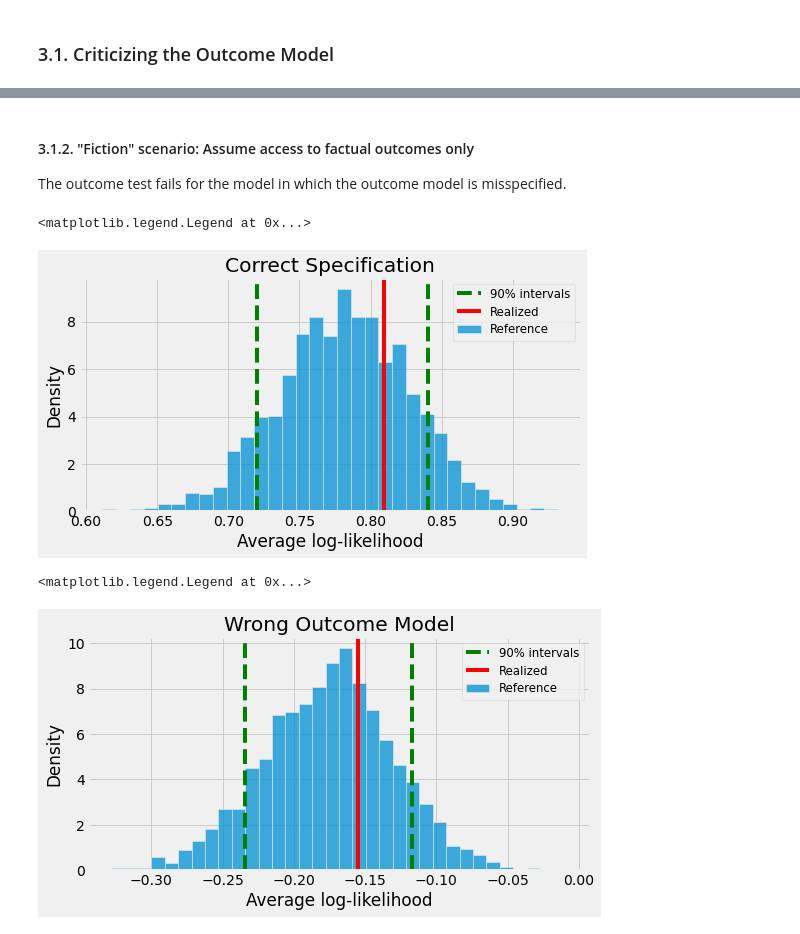
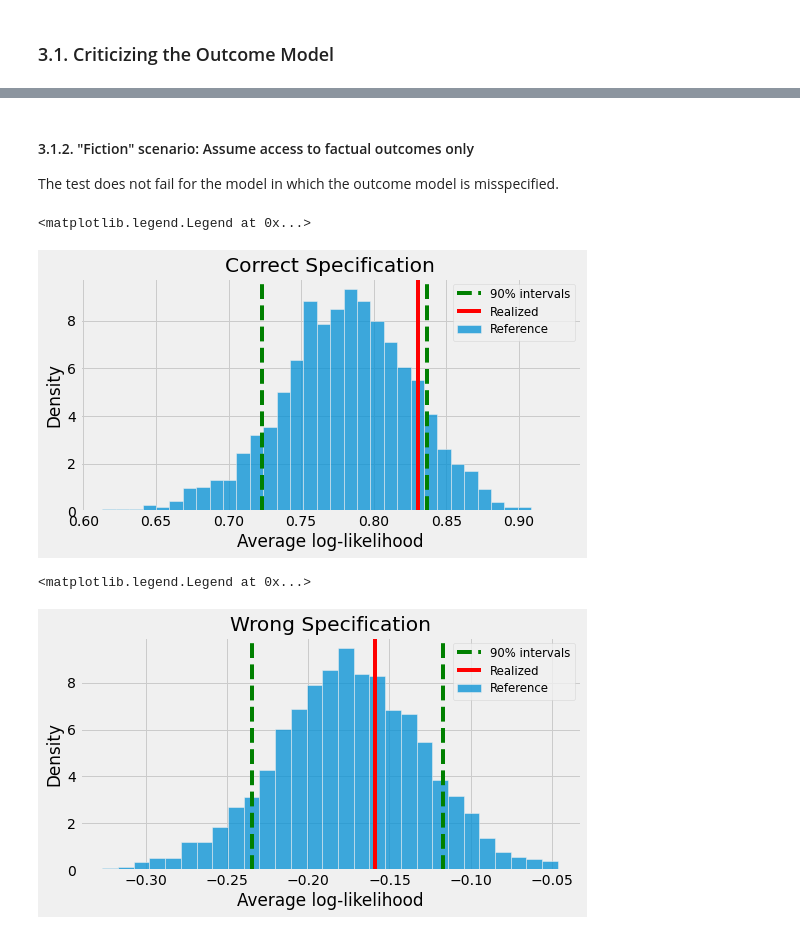
Before and after one commit to leoguelman/MCBCI, a Jupyter notebook: notebooks/simulations.ipynb, the cells around one changed output, grey strips where cells are left out. Drawn from its saved outputs; the diff is of its cells as text; code cells hidden in the pictures.

Commit message:
criticism outcome factual scenario added

```diff
--- a/notebooks/simulations.ipynb
+++ b/notebooks/simulations.ipynb
@@ -204,36 +214,50 @@ plt.legend(loc="upper right", fontsize='small')
 # %% [markdown]
 #### 3.1.2. "Fiction" scenario: Assume access to factual outcomes only
 
-The outcome test fails for the model in which the outcome model is misspecified.
+The test does not fail for the model in which the outcome model is misspecified.
 # %%
-# Reference distribution
+# Reference distribution - Average log-likelihood of potential outcomes
 
-p = sns.histplot(data=np.mean(samples_a['log_lik_rd'], axis=1), stat="density", label="Reference")
+ref_dist = np.mean(samples_a['log_lik_ref_y0'].T +
+                   samples_a['log_lik_ref_y1'].T, axis=0)
+p = sns.histplot(data=ref_dist, stat="density", label="Reference")
 p.set(xlabel='Average log-likelihood', title='Correct Specification')
-plt.axvline(np.quantile(np.mean(samples_a['log_lik_rd'], axis=1), .1), color='g', linestyle='--', label='90% intervals')
-plt.axvline(np.quantile(np.mean(samples_a['log_lik_rd'], axis=1), .9), color='g', linestyle='--')
-# Realized discrepancy for unit-level treatment effect
-w = data.a.reshape(len(data.a),1)
-pi_i = np.mean(samples_a['a_prob_rep'], axis=0).reshape(500,1) # Eq. 14
-T_realized = np.mean(samples_a['log_lik_y_0'].T * (1-w) / (1-pi_i) +
-                    samples_a['log_lik_y_1'].T * w / pi_i, axis=0)
-plt.axvline(np.mean(T_realized), color='r', label='Realized')
+plt.axvline(np.quantile(ref_dist, .1), color='g', linestyle='--', label='90% intervals')
+plt.axvline(np.quantile(ref_dist, .9), color='g', linestyle='--')
+
+# Realized discrepancy
+pi = samples_a['a_prob_rep'].T
+weighted_log_lik_y_obs = np.zeros(shape=(samples_a['log_lik_y_obs'].T.shape))
+for i in range(len(data.a)):
+    if data.a[i] == 0:
+        weighted_log_lik_y_obs[i, :]=samples_a['log_lik_y_obs'].T[i,:]/(1-pi[i,:])
+    else:
+        weighted_log_lik_y_obs[i, :]=samples_a['log_lik_y_obs'].T[i,:]/(pi[i,:])
+plt.axvline(np.mean(weighted_log_lik_y_obs), color='r', label='Realized')
 plt.legend(loc="upper right", fontsize='small')
 # %% [output]
 <matplotlib.legend.Legend at 0x...>
-[figure, old version]
+[figure, new version]
 # %%
-p = sns.histplot(data=np.mean(samples_b['log_lik_rd'], axis=1), stat="density", label="Reference")
-p.set(xlabel='Average log-likelihood', title='Wrong Outcome Model')
-plt.axvline(np.quantile(np.mean(samples_b['log_lik_rd'], axis=1), .1), color='g', linestyle='--', label='90% intervals')
-plt.axvline(np.quantile(np.mean(samples_b['log_lik_rd'], axis=1), .9), color='g', linestyle='--')
-# Realized discrepancy for unit-level treatment effect
-w = data.a.reshape(len(data.a),1)
-pi_i = np.mean(samples_b['a_prob_rep'], axis=0).reshape(500,1) # Eq. 14
-T_realized = np.mean(samples_b['log_lik_y_0'].T * (1-w) / (1-pi_i) +
-                     samples_b['log_lik_y_1'].T * w / pi_i, axis=0)
-plt.axvline(np.mean(T_realized), color='r', label='Realized')
+# Reference distribution - Average log-likelihood of potential outcomes
+
+ref_dist = np.mean(samples_b['log_lik_ref_y0'].T +
+                   samples_b['log_lik_ref_y1'].T, axis=0)
+p = sns.histplot(data=ref_dist, stat="density", label="Reference")
+p.set(xlabel='Average log-likelihood', title='Wrong Specification')
+plt.axvline(np.quantile(ref_dist, .1), color='g', linestyle='--', label='90% intervals')
+plt.axvline(np.quantile(ref_dist, .9), color='g', linestyle='--')
+
+# Realized discrepancy
+pi = samples_b['a_prob_rep'].T
+weighted_log_lik_y_obs = np.zeros(shape=(samples_b['log_lik_y_obs'].T.shape))
+for i in range(len(data.a)):
+    if data.a[i] == 0:
+        weighted_log_lik_y_obs[i, :]=samples_b['log_lik_y_obs'].T[i,:]/(1-pi[i,:])
+    else:
+        weighted_log_lik_y_obs[i, :]=samples_b['log_lik_y_obs'].T[i,:]/(pi[i,:])
+plt.axvline(np.mean(weighted_log_lik_y_obs), color='r', label='Realized')
 plt.legend(loc="upper right", fontsize='small')
 # %% [output]
 <matplotlib.legend.Legend at 0x...>
-[figure, old version]
+[figure, new version]
```
Also changed, not shown: parts of 13 cells of this notebook, 2 other files.
